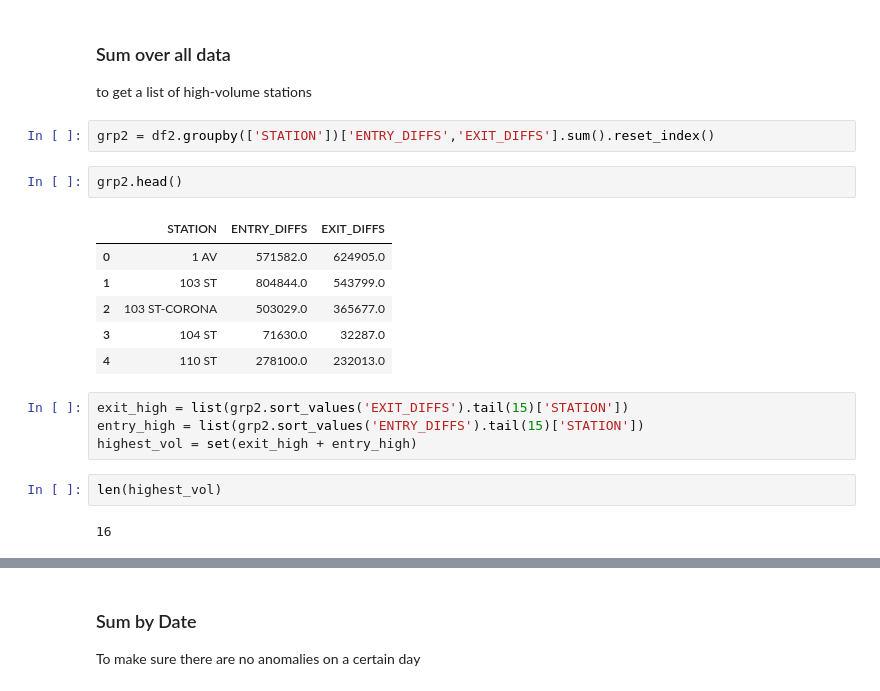
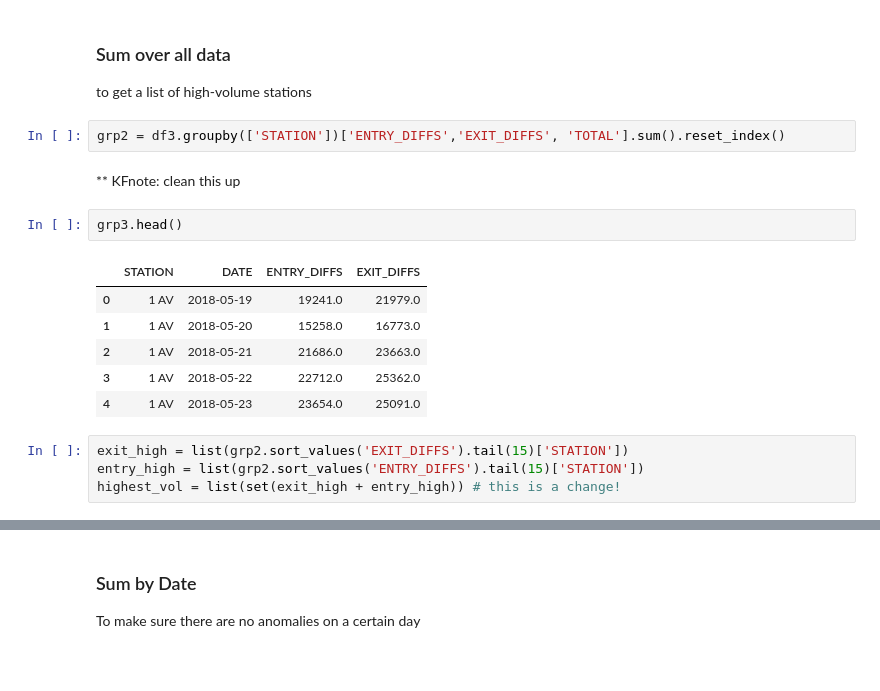
Before and after one commit to luketibbott/benson, a Jupyter notebook: benson_EDA-KF.ipynb, the cells around one changed output, grey strips where cells are left out. Drawn from its saved outputs; the diff is of its cells as text; blank space fills up the shorter version.

```diff
--- a/benson_EDA-KF.ipynb
+++ b/benson_EDA-KF.ipynb
@@ -64,21 +78,19 @@ df3.to_csv('resampled_turnstile_data.csv')
 
 to get a list of high-volume stations
 # %%
-grp2 = df2.groupby(['STATION'])['ENTRY_DIFFS','EXIT_DIFFS'].sum().reset_index()
+grp2 = df3.groupby(['STATION'])['ENTRY_DIFFS','EXIT_DIFFS', 'TOTAL'].sum().reset_index()
+# %% [markdown]
+** KFnote: clean this up
 # %%
-grp2.head()
+grp3.head()
 # %% [output]
-|  | STATION | ENTRY_DIFFS | EXIT_DIFFS |
-| 0 | 1 AV | 571582.0 | 624905.0 |
-| 1 | 103 ST | 804844.0 | 543799.0 |
-| 2 | 103 ST-CORONA | 503029.0 | 365677.0 |
-| 3 | 104 ST | 71630.0 | 32287.0 |
-| 4 | 110 ST | 278100.0 | 232013.0 |
+|  | STATION | DATE | ENTRY_DIFFS | EXIT_DIFFS |
+| 0 | 1 AV | 2018-05-19 | 19241.0 | 21979.0 |
+| 1 | 1 AV | 2018-05-20 | 15258.0 | 16773.0 |
+| 2 | 1 AV | 2018-05-21 | 21686.0 | 23663.0 |
+| 3 | 1 AV | 2018-05-22 | 22712.0 | 25362.0 |
+| 4 | 1 AV | 2018-05-23 | 23654.0 | 25091.0 |
 # %%
 exit_high = list(grp2.sort_values('EXIT_DIFFS').tail(15)['STATION'])
 entry_high = list(grp2.sort_values('ENTRY_DIFFS').tail(15)['STATION'])
-highest_vol = set(exit_high + entry_high)
+highest_vol = list(set(exit_high + entry_high)) # this is a change!
-# %%
-len(highest_vol)
-# %% [output]
-16
```
Also changed, not shown: parts of 43 cells of this notebook.
